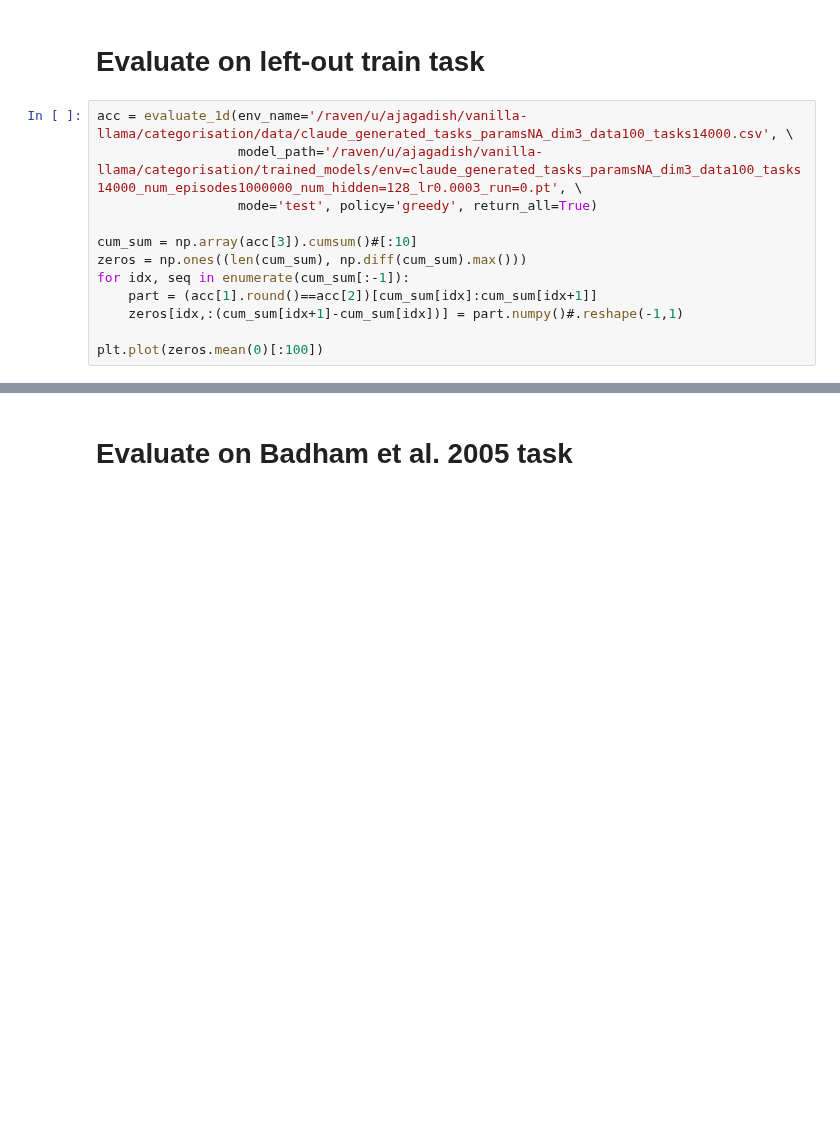
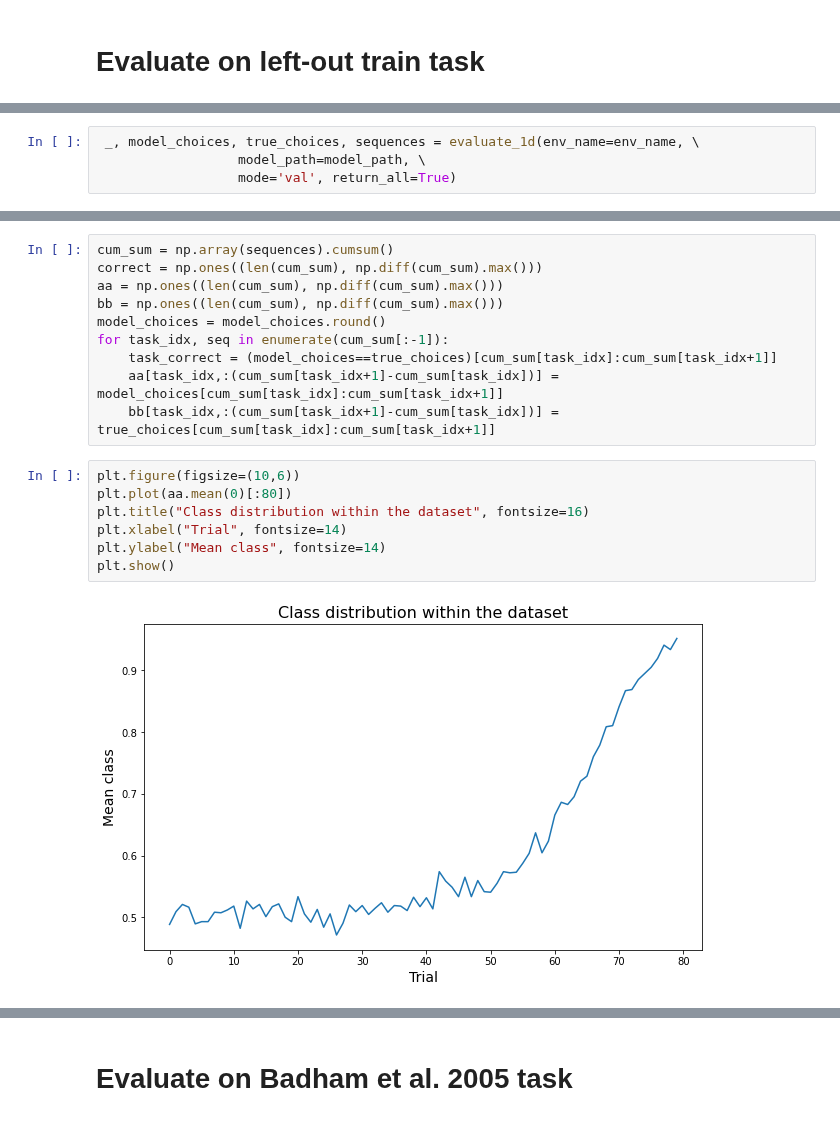
Before and after one commit to akjagadish/vanilla-llama, a Jupyter notebook: categorisation/notebooks/eval.ipynb, the cells around one changed output, grey strips where cells are left out. Cells and saved outputs as stored; diff of their text form; blank space fills up the shorter version.

```diff
--- a/categorisation/notebooks/eval.ipynb
+++ b/categorisation/notebooks/eval.ipynb
@@ -11,15 +11,3 @@ import torch.nn.utils.rnn as rnn_utils
 import numpy as np
 # %% [markdown]
 # Evaluate on left-out train task
-# %%
-acc = evaluate_1d(env_name='/raven/u/ajagadish/vanilla-llama/categorisation/data/claude_generated_tasks_paramsNA_dim3_data100_tasks14000.csv', \
-                  model_path='/raven/u/ajagadish/vanilla-llama/categorisation/trained_models/env=claude_generated_tasks_paramsNA_dim3_data100_tasks14000_num_episodes1000000_num_hidden=128_lr0.0003_run=0.pt', \
-                  mode='test', policy='greedy', return_all=True)
-
-cum_sum = np.array(acc[3]).cumsum()#[:10]
-zeros = np.ones((len(cum_sum), np.diff(cum_sum).max()))
-for idx, seq in enumerate(cum_sum[:-1]):
-    part = (acc[1].round()==acc[2])[cum_sum[idx]:cum_sum[idx+1]]
-    zeros[idx,:(cum_sum[idx+1]-cum_sum[idx])] = part.numpy()#.reshape(-1,1)
-
-plt.plot(zeros.mean(0)[:100])
@@ -30,0 +35,4 @@ plt.scatter(acc[1], acc[2])
+# %%
+ _, model_choices, true_choices, sequences = evaluate_1d(env_name=env_name, \
+                  model_path=model_path, \
+                  mode='val', return_all=True)
@@ -30,0 +50,19 @@ plt.scatter(acc[1], acc[2])
+# %%
+cum_sum = np.array(sequences).cumsum()
+correct = np.ones((len(cum_sum), np.diff(cum_sum).max()))
+aa = np.ones((len(cum_sum), np.diff(cum_sum).max()))
+bb = np.ones((len(cum_sum), np.diff(cum_sum).max()))
+model_choices = model_choices.round()
+for task_idx, seq in enumerate(cum_sum[:-1]):
+    task_correct = (model_choices==true_choices)[cum_sum[task_idx]:cum_sum[task_idx+1]]
+    aa[task_idx,:(cum_sum[task_idx+1]-cum_sum[task_idx])] = model_choices[cum_sum[task_idx]:cum_sum[task_idx+1]]
+    bb[task_idx,:(cum_sum[task_idx+1]-cum_sum[task_idx])] = true_choices[cum_sum[task_idx]:cum_sum[task_idx+1]]
+# %%
+plt.figure(figsize=(10,6))
+plt.plot(aa.mean(0)[:80])
+plt.title("Class distribution within the dataset", fontsize=16)
+plt.xlabel("Trial", fontsize=14)
+plt.ylabel("Mean class", fontsize=14)
+plt.show()
+# %% [output]
+[figure, added]
```
Also changed, not shown: parts of 10 cells of this notebook, 2 other files.
